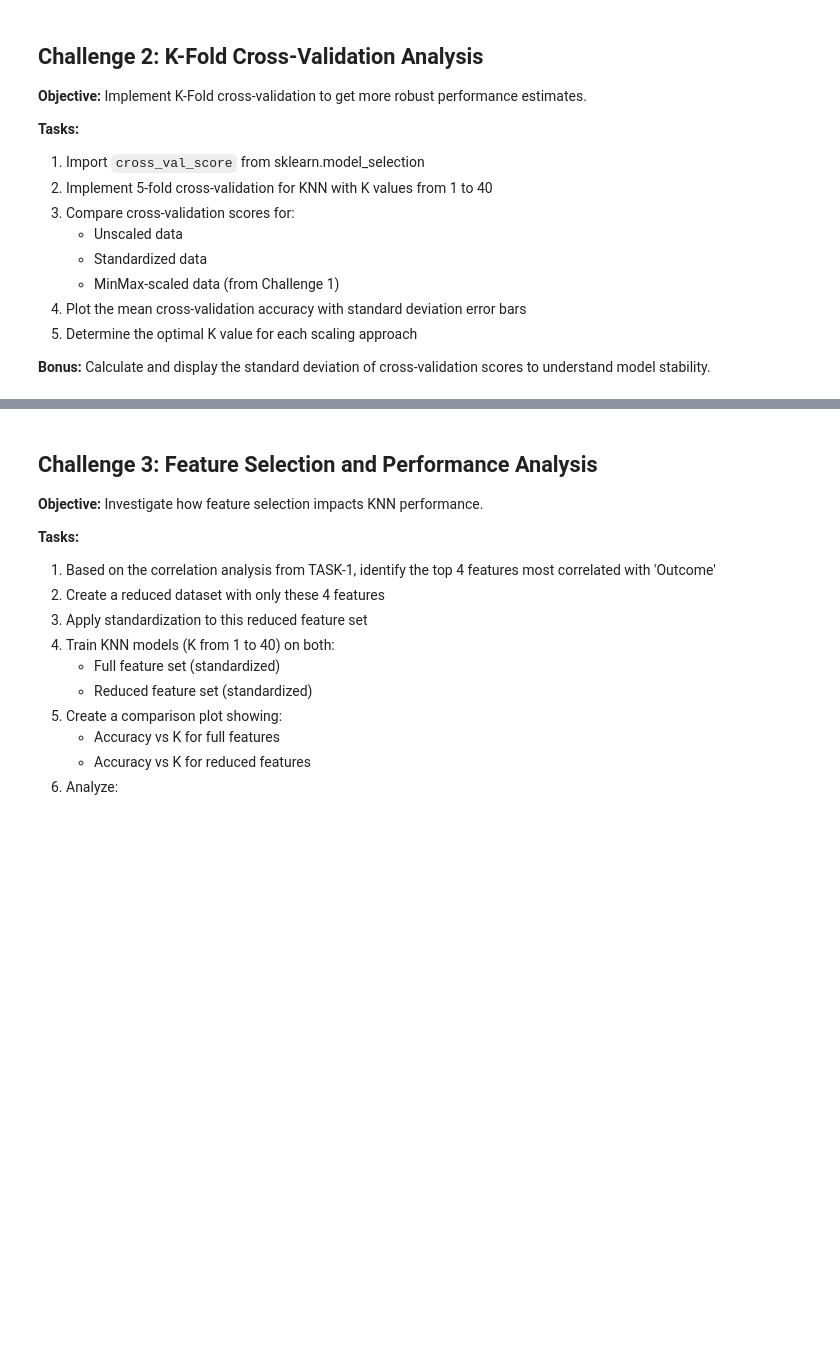
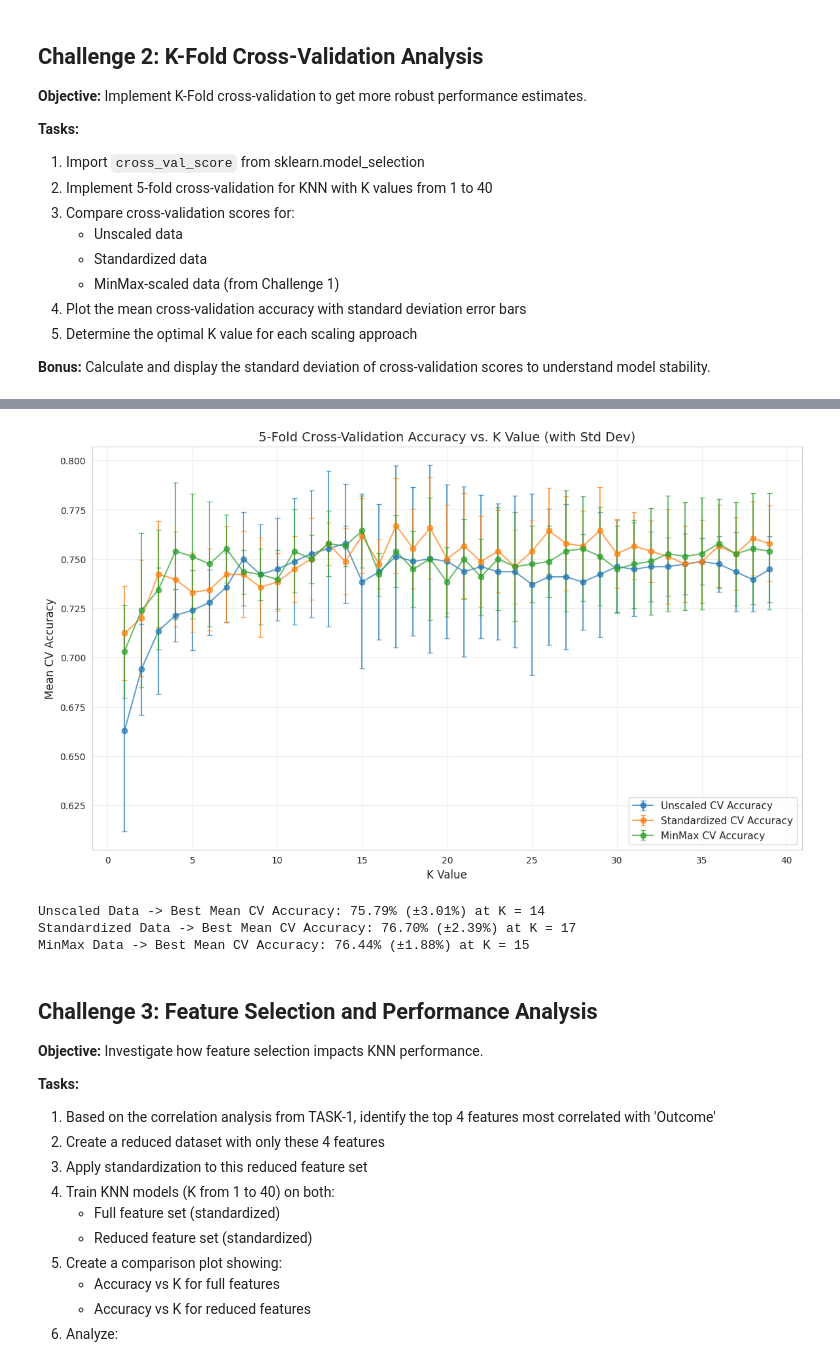
Before and after one commit to Tanushree2905/AIML_projects, a Jupyter notebook: Copy_of_AIML_Training_Program_Module_3_project_.ipynb, the cells around one changed output, grey strips where cells are left out. Cells and saved outputs as stored; diff of their text form; code cells hidden in the pictures; blank space fills up the shorter version.

```diff
--- a/Copy_of_AIML_Training_Program_Module_3_project_.ipynb
+++ b/Copy_of_AIML_Training_Program_Module_3_project_.ipynb
@@ -542,3 +482,62 @@ Optimal K (MinMax): 15 with Accuracy: 76.44%
+# %%
+# Your code here for Challenge 2
+from sklearn.model_selection import cross_val_score
+
+# Range of K values to test
+k_range = range(1, 40)
+
+# Dictionary to store mean and std for each scaling approach
+cv_results = {
+    'Unscaled': {'mean': [], 'std': []},
+    'Standardized': {'mean': [], 'std': []},
+    'MinMax': {'mean': [], 'std': []}
+}
+
+datasets = {
+    'Unscaled': X,
+    'Standardized': scaled_data,
+    'MinMax': minmax_scaled_data
+}
+
+# Run 5-Fold Cross-Validation across all K values
+for name, data in datasets.items():
+    for k in k_range:
+        knn = KNeighborsClassifier(n_neighbors=k)
+        scores = cross_val_score(knn, data, y, cv=5, scoring='accuracy')
+        cv_results[name]['mean'].append(scores.mean())
+        cv_results[name]['std'].append(scores.std())
+
+# Plot Mean CV Accuracy with Error Bars (Standard Deviation)
+plt.figure(figsize=(14, 8))
+for name in datasets:
+    plt.errorbar(
+        k_range,
+        cv_results[name]['mean'],
+        yerr=cv_results[name]['std'],
+        label=f'{name} CV Accuracy',
+        fmt='-o',
+        capsize=3,
+        alpha=0.7
+    )
+
+plt.title('5-Fold Cross-Validation Accuracy vs. K Value (with Std Dev)', fontsize=14)
+plt.xlabel('K Value', fontsize=12)
+plt.ylabel('Mean CV Accuracy', fontsize=12)
+plt.legend(fontsize=11)
+plt.grid(True, alpha=0.3)
+plt.show()
+
+# Display optimal K values
+for name in cv_results:
+    best_acc = max(cv_results[name]['mean'])
+    best_k = k_range[cv_results[name]['mean'].index(best_acc)]
+    best_std = cv_results[name]['std'][k_range.index(best_k)]
+    print(f"{name} Data -> Best Mean CV Accuracy: {best_acc*100:.2f}% (±{best_std*100:.2f}%) at K = {best_k}")
+# %% [output]
+[figure, added]
+Unscaled Data -> Best Mean CV Accuracy: 75.79% (±3.01%) at K = 14
+Standardized Data -> Best Mean CV Accuracy: 76.70% (±2.39%) at K = 17
+MinMax Data -> Best Mean CV Accuracy: 76.44% (±1.88%) at K = 15
 # %% [markdown]
 ## Challenge 3: Feature Selection and Performance Analysis
 
```
Also changed, not shown: parts of 4 cells of this notebook.
